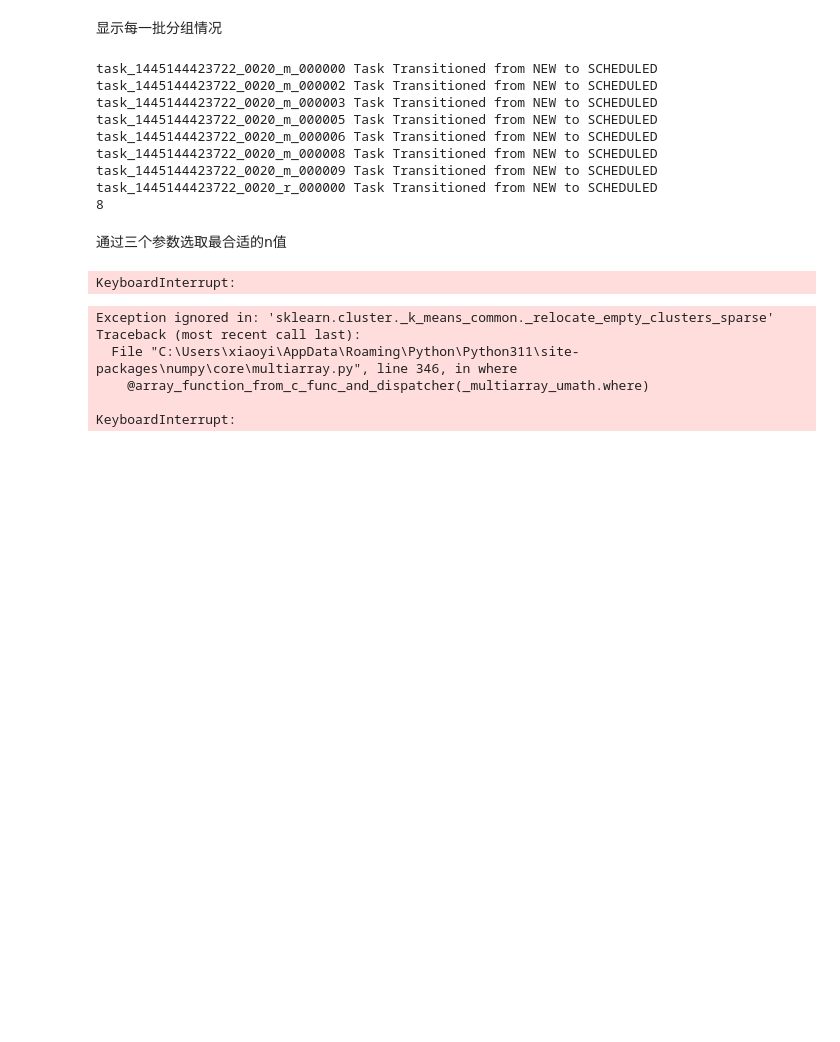
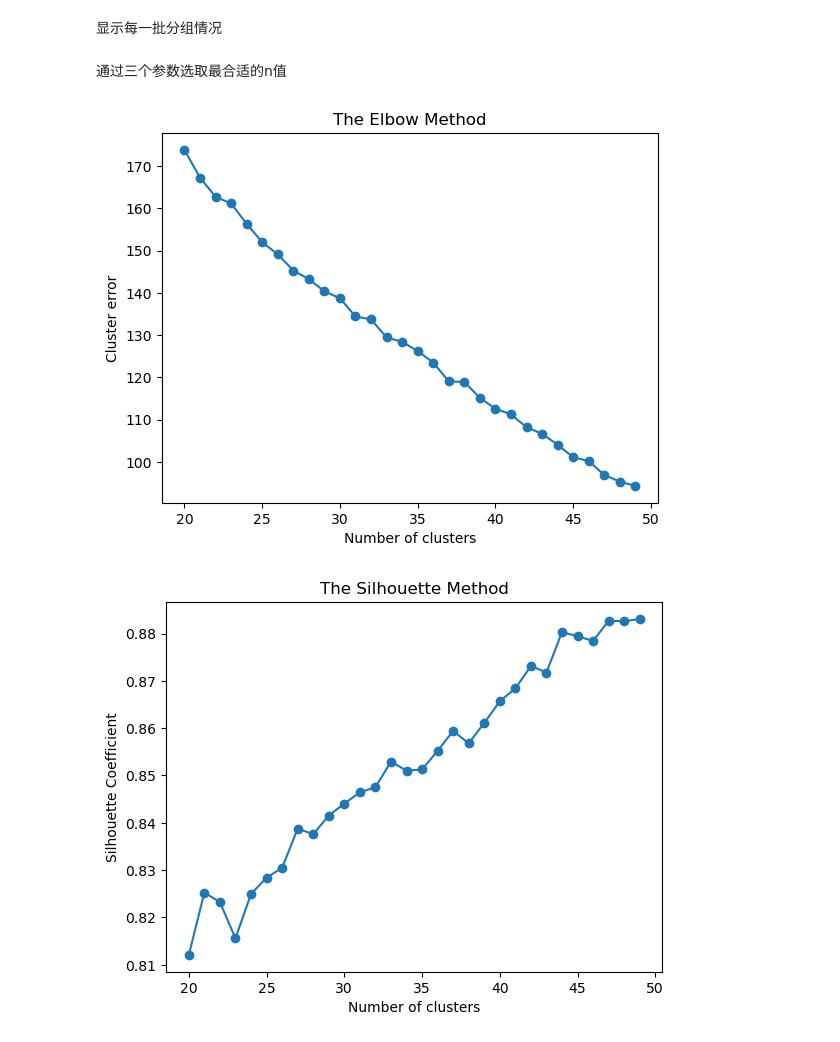
Before and after one commit to LogIntelligence/LogBatcher, a Jupyter notebook: idea.ipynb, the cells around one changed output. Cells and saved outputs as stored; diff of their text form; code cells hidden in the pictures; blank space fills up the shorter version.

```diff
--- a/idea.ipynb
+++ b/idea.ipynb
@@ -25,7 +25,7 @@ def cluster(vectorized_logs, num_clusters):
 
 
 # 读取CSV文件
-dataset = 'Spark'
+dataset = 'HPC'
 df = pd.read_csv(
     f'dataset/{dataset}/{dataset}_2k.log_structured_corrected.csv')
 
@@ -38,7 +38,7 @@ column_list = column.tolist()
 tokenized_logs = [tokenize(content) for content in column_list]
 
 
-labels = cluster(vectorize(tokenized_logs), 38)
+labels = cluster(vectorize(tokenized_logs), 51)
 # %%
 num = 0
 for i, l in enumerate(labels):
@@ -53,50 +68,5 @@ Successfully started service 'org.apache.spark.network.netty.NettyBlockTransferS
-# %%
-
-from sklearn.cluster import KMeans
-from sklearn.feature_extraction.text import TfidfVectorizer, CountVectorizer
-import pandas as pd
-
-# 读取CSV文件
-dataset = 'Hadoop'
-df = pd.read_csv(
-    f'dataset/{dataset}/{dataset}_2k.log_structured_corrected.csv')
-
-# 选择某一列，例如'column_name'
-column = df['Content']
-
-# 将该列转换为列表
-column_list = column.tolist()
-
-# 特征提取
-vectorizer = TfidfVectorizer()
-X = vectorizer.fit_transform(column_list)
-
-n = 115
-# 聚类
-kmeans = KMeans(n_clusters=n)  # n是模板的数量
-kmeans.fit(X)
-
-# 输出每个log message的分组结果
-labels = kmeans.labels_
 # %% [markdown]
 显示每一批分组情况
-# %%
-num = 0
-for i,l in enumerate(labels):
-    if l == 8:  # 12, 14 , 17, 29是异常的模板
-        print(column_list[i])
-        num +=1
-print(num)
-# %% [output]
-task_1445144423722_0020_m_000000 Task Transitioned from NEW to SCHEDULED
-task_1445144423722_0020_m_000002 Task Transitioned from NEW to SCHEDULED
-task_1445144423722_0020_m_000003 Task Transitioned from NEW to SCHEDULED
-task_1445144423722_0020_m_000005 Task Transitioned from NEW to SCHEDULED
-task_1445144423722_0020_m_000006 Task Transitioned from NEW to SCHEDULED
-task_1445144423722_0020_m_000008 Task Transitioned from NEW to SCHEDULED
-task_1445144423722_0020_m_000009 Task Transitioned from NEW to SCHEDULED
-task_1445144423722_0020_r_000000 Task Transitioned from NEW to SCHEDULED
-8
 # %% [markdown]
 通过三个参数选取最合适的n值
 # %%
@@ -129,8 +99,9 @@ def cluster(vectorized_logs, num_clusters):
     calinski_harabasz_avg = calinski_harabasz_score(vectorized_logs.toarray(), kmeans.labels_)
     return kmeans.labels_, cluster_error, silhouette_avg, calinski_harabasz_avg
 
+
 # 读取CSV文件
-dataset = 'Hadoop'
+dataset = 'OpenSSH'
 df = pd.read_csv(f'dataset/{dataset}/{dataset}_2k.log_structured_corrected.csv')
 
 # 选择某一列，例如'column_name'
@@ -144,7 +115,7 @@ tokenized_logs = [tokenize(content) for content in column_list]
 
 vectorized_logs = vectorize(tokenized_logs)
 
-range_n_clusters = range(50, 150)
+range_n_clusters = range(20, 50)
 # 聚类误差
 errors = []
 
@@ -159,37 +130,32 @@ for n_clusters in range_n_clusters:
     labels, cluster_error, silhouette_avg, calinski_harabasz_avg = cluster(vectorized_logs, n_clusters)
 
     errors.append(cluster_error)
     silhouettes.append(silhouette_avg)
     calinski_harabasz_scores.append(calinski_harabasz_avg)
 
 # 绘制聚类误差图
 plt.figure()
 plt.plot(range_n_clusters, errors, 'o-')
 plt.xlabel('Number of clusters')
 plt.ylabel('Cluster error')
 plt.title('The Elbow Method')
 plt.show()
 
 # 绘制轮廓系数图
 plt.figure()
 plt.plot(range_n_clusters, silhouettes, 'o-')
 plt.xlabel('Number of clusters')
 plt.ylabel('Silhouette Coefficient')
 plt.title('The Silhouette Method')
 plt.show()
 
 # 绘制Calinski-Harabasz指数图
 plt.figure()
 plt.plot(range_n_clusters, calinski_harabasz_scores, 'o-')
 plt.xlabel('Number of clusters')
 plt.ylabel('Calinski-Harabasz Index')
 plt.title('The Calinski-Harabasz Method')
 plt.show()
 # %% [output]
-KeyboardInterrupt:
-Exception ignored in: 'sklearn.cluster._k_means_common._relocate_empty_clusters_sparse'
-Traceback (most recent call last):
-  File "C:\Users\xiaoyi\AppData\Roaming\Python\Python311\site-packages\numpy\core\multiarray.py", line 346, in where
-    @array_function_from_c_func_and_dispatcher(_multiarray_umath.where)
-
-KeyboardInterrupt:
+[figure, added]
+[figure, added]
```
Also changed, not shown: parts of 2 cells of this notebook, 8 other files.
